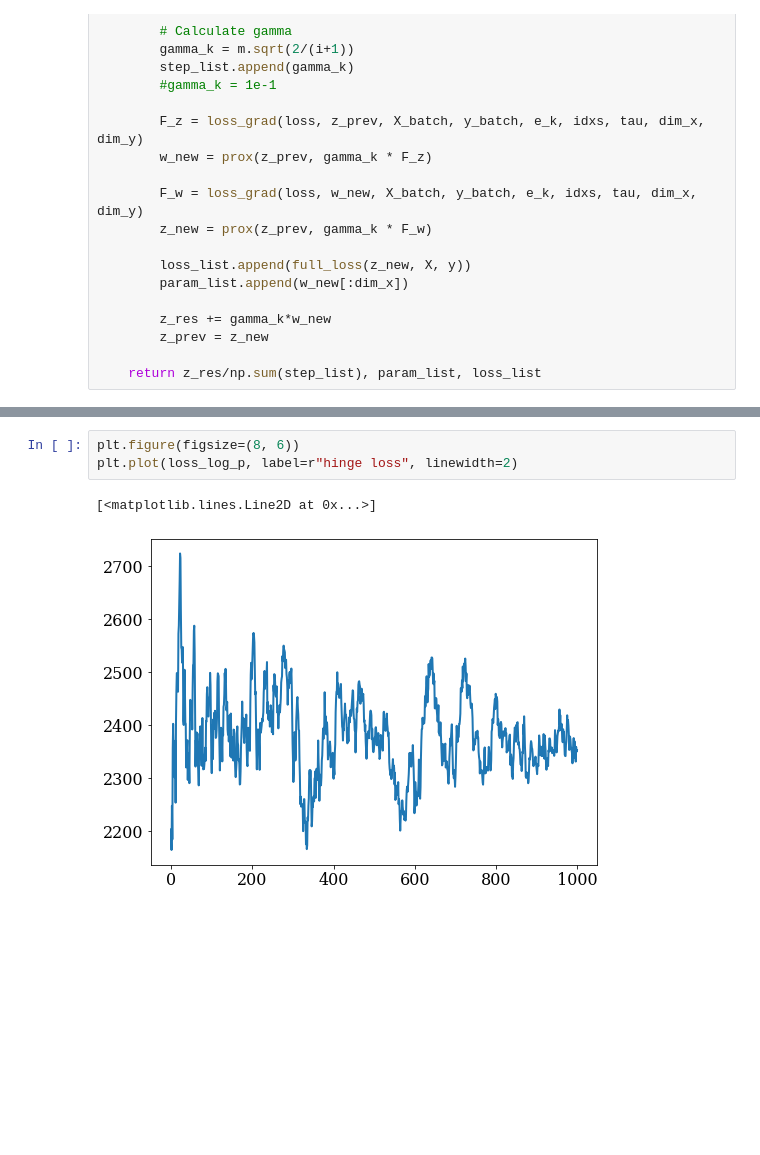
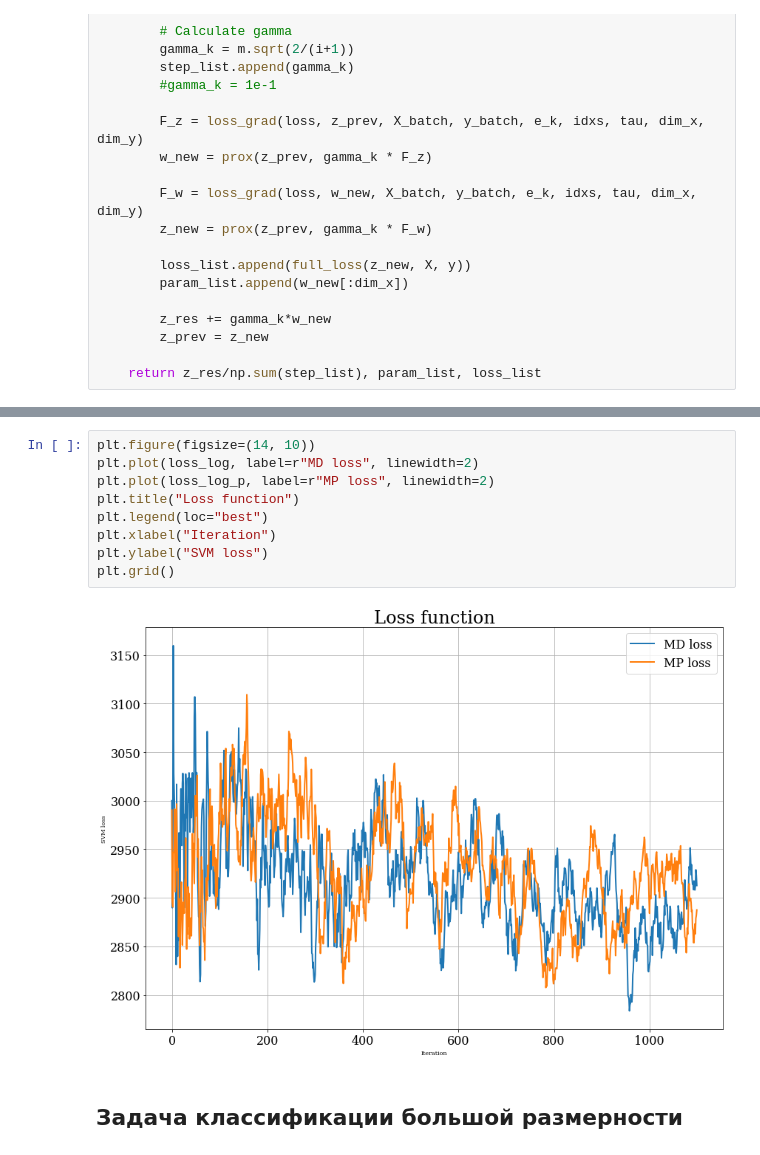
Before and after one commit to intsystems/Antyshev-Zero-order-methods-for-SP, a Jupyter notebook: code/main.ipynb, the cells around one changed output, grey strips where cells are left out. Drawn from its saved outputs; the diff is of its cells as text; blank space fills up the shorter version.

```diff
--- a/code/main.ipynb
+++ b/code/main.ipynb
@@ -314,6 +301,13 @@ ValueError: too many values to unpack (expected 2)
-# %%
-plt.figure(figsize=(8, 6))
-plt.plot(loss_log_p, label=r"hinge loss", linewidth=2)
-# %% [output]
-[<matplotlib.lines.Line2D at 0x...>]
-[figure, removed]
+# %%
+plt.figure(figsize=(14, 10))
+plt.plot(loss_log, label=r"MD loss", linewidth=2)
+plt.plot(loss_log_p, label=r"MP loss", linewidth=2)
+plt.title("Loss function")
+plt.legend(loc="best")
+plt.xlabel("Iteration")
+plt.ylabel("SVM loss")
+plt.grid()
+# %% [output]
+[figure, added]
+# %% [markdown]
+## Задача классификации большой размерности
```
Also changed, not shown: parts of 22 cells of this notebook, 2 other files.
